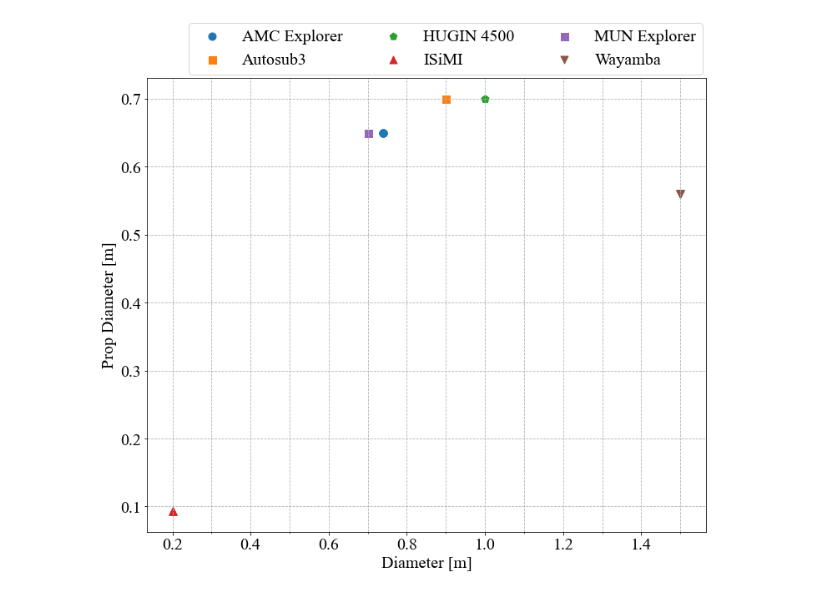
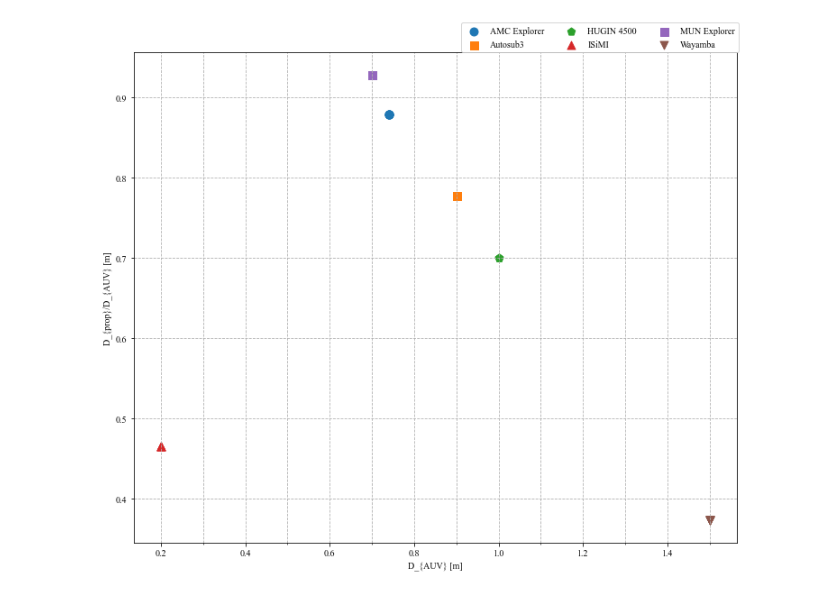
Before and after one commit to michaelcoe/Cost-of-Transport-Estimation, a Jupyter notebook: Sw_Re_plots.ipynb, the cells around one changed output. Saved outputs shown, nothing was run; the diff lists cells and outputs as text; code cells hidden in the pictures.

Commit message:
fixed diameter figure

```diff
--- a/Sw_Re_plots.ipynb
+++ b/Sw_Re_plots.ipynb
@@ -279,22 +279,22 @@ fig4.savefig('AUV_jw_sw_noBlades.pdf', facecolor='w', dpi=300, bbox_inches='tigh
 # %%
 from matplotlib.ticker import (MultipleLocator, AutoMinorLocator)
 # plot Reynolds number and SW
 fig5, ax5 = plt.subplots(figsize=(12,10), facecolor='w')
 
 markers = ['o', 's', 'p', '^', 's', 'v']
 
 model = PowerLawModel(prefix='p_')
 
 for i, mode in enumerate(auvs):
-    ax5.scatter(auv_sim_dfs[i]['Diameter'], auv_sim_dfs[i]['Prop Diameter [m]'], marker=markers[i], label=mode)
-ax5.set_xlabel('Diameter [m]')
-ax5.set_ylabel('Prop Diameter [m]')
+    ax5.scatter(auv_sim_dfs[i]['Diameter'], np.divide(auv_sim_dfs[i]['Prop Diameter [m]'],auv_sim_dfs[i]['Diameter']), marker=markers[i], label=mode)
+ax5.set_xlabel('$D_{AUV}$ [m]')
+ax5.set_ylabel('$D_{prop}/D_{AUV}$ [m]')
 # ax5.set_yscale('log')
 # ax5.set_xscale('log')
 
 ax5.xaxis.set_minor_locator(AutoMinorLocator(2))
 ax5.grid(which='both', linestyle='--')
 ax5.legend(ncol=3, loc=4, bbox_to_anchor=(1.01, 0.99))
 fig5.savefig('AUV_prop_diameter.pdf', facecolor='w', dpi=300, bbox_inches='tight')
 # %% [output]
-[figure, old version]
+[figure, new version]
```
Also changed, not shown: parts of 4 cells of this notebook, 3 other files.
